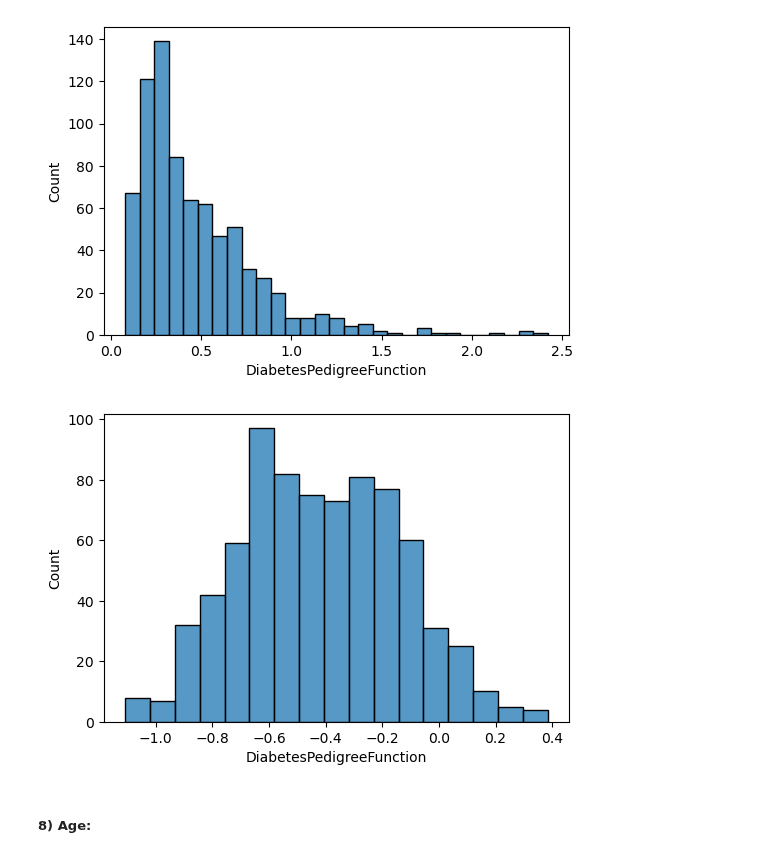
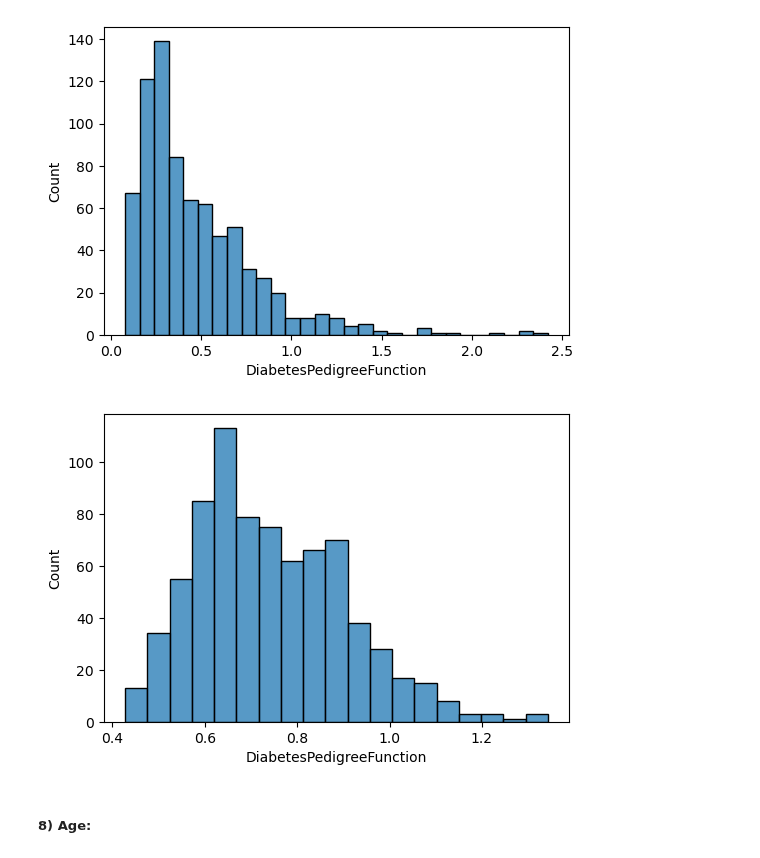
Before and after one commit to Shailya777/Learning-Logs, a Jupyter notebook: Machine_Learning/08_Bagging_and_Boosting/04_Practice_Project1(Pima Indian Diabetes Data).ipynb, the cells around one changed output. Drawn from its saved outputs; the diff is of its cells as text; code cells hidden in the pictures.

```diff
--- a/Machine_Learning/08_Bagging_and_Boosting/04_Practice_Project1(Pima Indian Diabetes Data).ipynb
+++ b/Machine_Learning/08_Bagging_and_Boosting/04_Practice_Project1(Pima Indian Diabetes Data).ipynb
@@ -300,9 +302,9 @@ plt.show()
 [figure]
 # %%
 plt.figure(figsize= (6,4))
-sns.histplot(data= df['DiabetesPedigreeFunction'].apply(np.log10))
+sns.histplot(data= df['DiabetesPedigreeFunction'].apply(np.cbrt))
 plt.show()
 # %% [output]
-[figure, old version]
+[figure, new version]
 # %%
 dpf_pipe = Pipeline([
```
Also changed, not shown: parts of 11 cells of this notebook.
